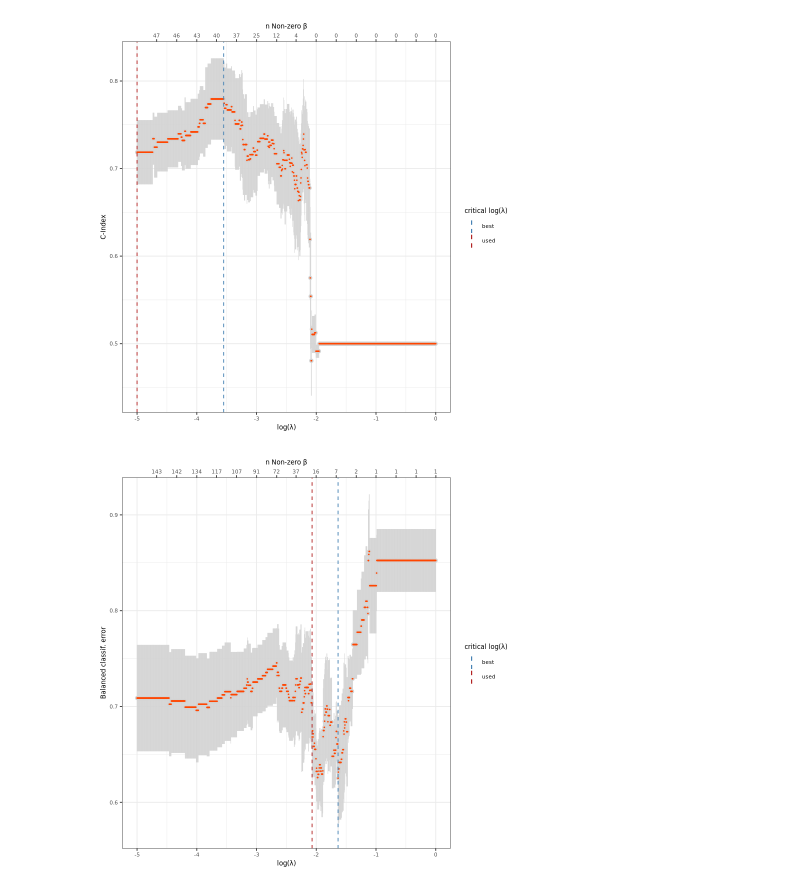
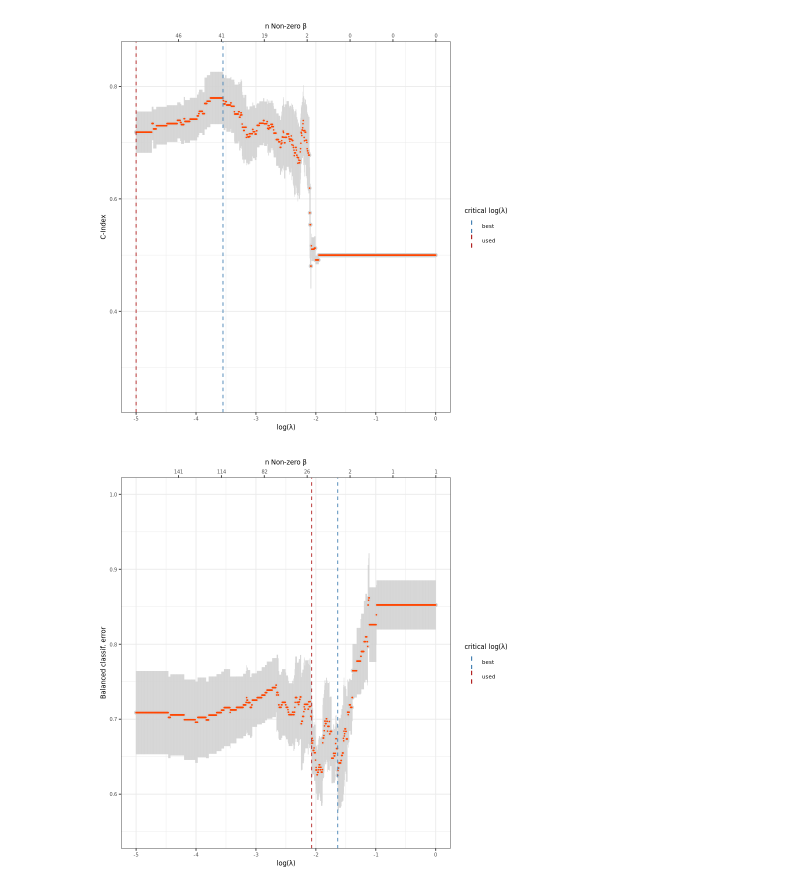
Before and after one commit to fogg-lab/characterizing-ecm-transcriptome-of-endometriosis, a Jupyter notebook: figures/glmnet_vis.ipynb, the cells around one changed output. Drawn from its saved outputs; the diff is of its cells as text; code cells hidden in the pictures.

Commit message:
Supplementary figure for GLMnet optimization.

```diff
--- a/figures/glmnet_vis.ipynb
+++ b/figures/glmnet_vis.ipynb
@@ -29,7 +29,8 @@ dpi <- 320
 ht <- 3
 wd <- 5
 
-nbreaks <- 15
+# nbreaks <- 15
+nbreaks <- 7
 # %%
 cph_df <- read_tsv(paste0(dirs$analysis_dir, "/model_opt/", unified_dsets[dset_idx], "_en_cph_fit_data.tsv")) %>%
     mutate(log_lambda = log(lambda))
@@ -58,7 +59,7 @@ every_nth <- function(x, n) {
     x[seq(1, length(x), n)]
 }
 # %%
-glmnet_plot <- function(model_df, sec_x_breaks, sec_x_labs, ylab) {
+glmnet_plot <- function(model_df, sec_x_breaks, sec_x_labs, ylab, ylims, xlims) {
     ggplot(data = model_df, aes(x = log_lambda, y = cvm)) +
     geom_pointrange(aes(ymin = cvlow, ymax = cvup), color = "lightgray", size = 0.25) +
     geom_point(color = "orangered", size = 0.25) +
@@ -68,12 +69,16 @@ glmnet_plot <- function(model_df, sec_x_breaks, sec_x_labs, ylab) {
     scale_x_continuous(sec.axis = dup_axis(
         name = bquote("n Non-zero "*beta),
         breaks = sec_x_breaks,
-        labels = sec_x_labs)
+        labels = sec_x_labs),
+        limits = xlims
     ) +
+    scale_y_continuous(limits = ylims) +
     labs(x = bquote("log("*lambda*")"), y = ylab) +
     theme_bw() +
     theme(
-        text = element_text(size = text_size, family = family)
+        text = element_text(size = text_size, family = family),
+        axis.text.x = element_text(size = text_size - 2),
+        axis.text.y = element_text(size = text_size - 2)
     ) +
     guides(
         color = guide_legend(override.aes = list(size = guide_size))
@@ -90,26 +95,26 @@ cph_df <- cph_df %>%
     mutate(best_lambda = cph_best_lambda, kept_lambda = cph_kept_lambda)
 
 
-glmnet_plot(cph_df, cph_sec_x_breaks, cph_sec_x_labs, "C-Index")
+glmnet_plot(cph_df, cph_sec_x_breaks, cph_sec_x_labs, "C-Index", ylims = c(0.25, 0.85), xlims = c(-5, 0))
 cph_optplot <- last_plot()
 ggsave(paste0(dirs$figures_dir, "/models/", unified_dsets[dset_idx], "_cph_fit.png"), cph_optplot, height = ht, width = wd, dpi = dpi)
 # %% [output]
-[figure, old version]
+[figure, new version]
 # %%
 mr_best_lambda <- mr_df %>% filter(best_idx == TRUE) %>% pull(lambda)
 mr_kept_lambda <- mr_df %>% filter(kept_idx == TRUE) %>% pull(lambda)
 # mr_kept_cvm <- mr_df %>% filter(kept_idx == TRUE) %>% pull(cvm)
 mr_sec_x_breaks <- every_nth(mr_df$log_lambda, nrow(mr_df) / nbreaks)
 mr_sec_x_labs <- every_nth(mr_df$nonzero, nrow(mr_df)/ nbreaks)
 
 mr_df <- mr_df %>%
     mutate(best_lambda = mr_best_lambda, kept_lambda = mr_kept_lambda)
 
-glmnet_plot(mr_df, mr_sec_x_breaks, mr_sec_x_labs, "Balanced classif. error")
+glmnet_plot(mr_df, mr_sec_x_breaks, mr_sec_x_labs, "Balanced classif. error", ylims = c(0.55, 1), xlims = c(-5, 0))
 mr_optplot <- last_plot()
 ggsave(paste0(dirs$figures_dir, "/models/", unified_dsets[dset_idx], "_mr_fit.png"), mr_optplot, height = ht, width = wd, dpi = dpi)
 # %% [output]
-[figure, old version]
+[figure, new version]
 # %%
 assign(paste0(project[dset_idx], "_cph_optplot"), cph_optplot)
 assign(paste0(project[dset_idx], "_mr_optplot"), mr_optplot)
```
Also changed, not shown: parts of 2 cells of this notebook, 2 other files.
